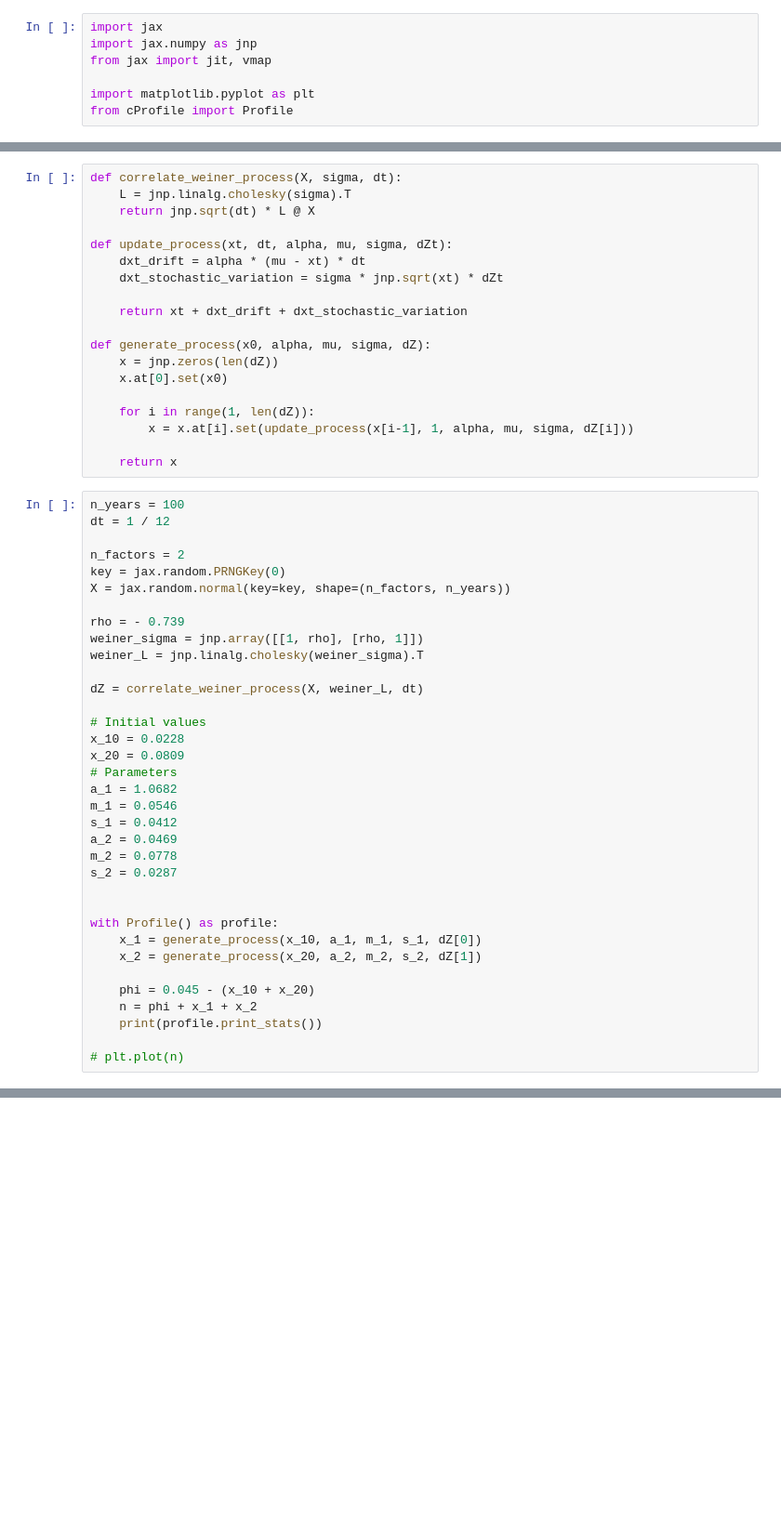
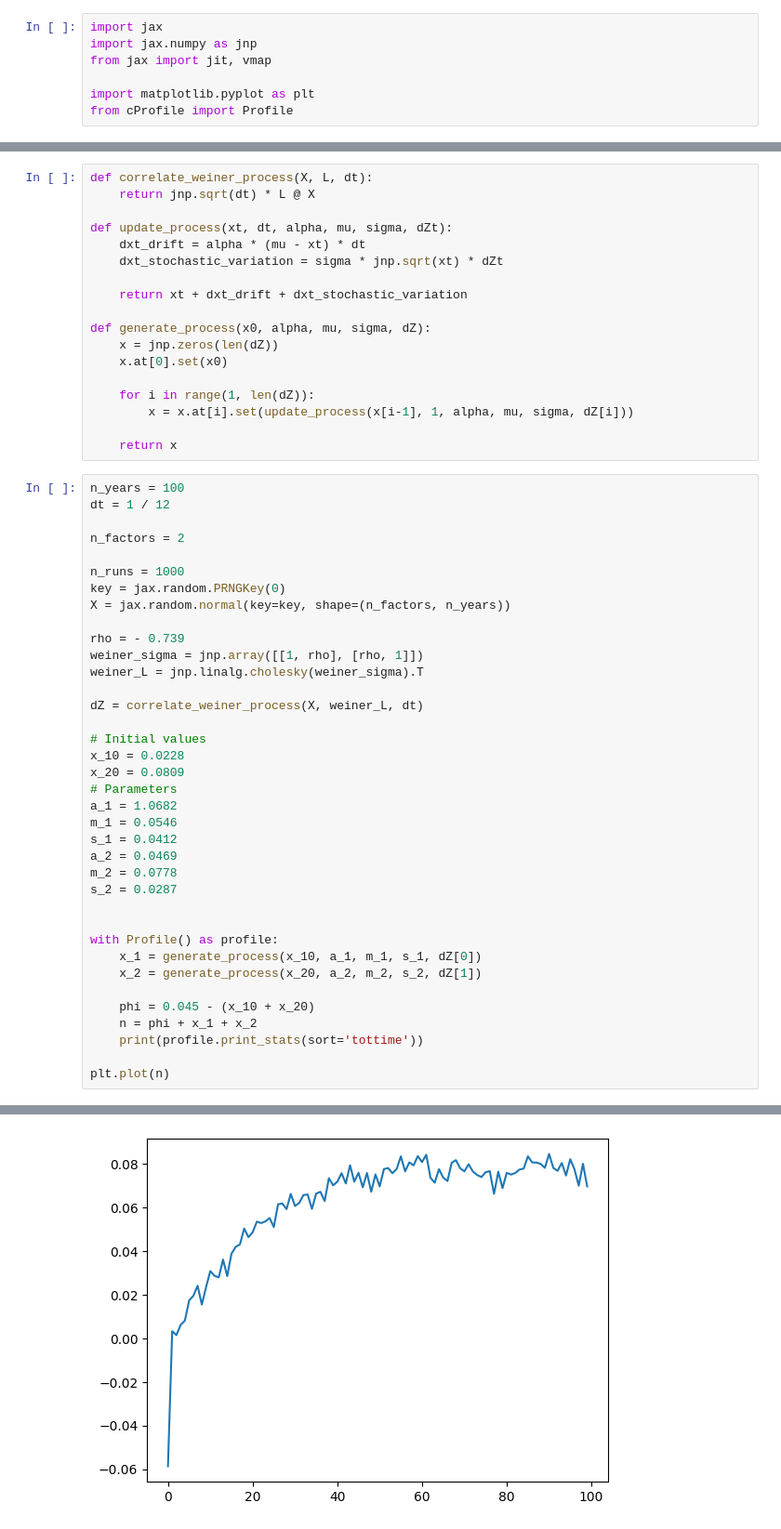
Before and after one commit to JKilgallen/efficient-economic-scenario-generation, a Jupyter notebook: analysis/jack_analysis.ipynb, the cells around one changed output, grey strips where cells are left out. Shown at 93% size. Drawn from its saved outputs; the diff is of its cells as text; blank space fills up the shorter version.

```diff
--- a/analysis/jack_analysis.ipynb
+++ b/analysis/jack_analysis.ipynb
@@ -8,6 +16,5 @@ from cProfile import Profile
 # %%
-def correlate_weiner_process(X, sigma, dt):
-    L = jnp.linalg.cholesky(sigma).T
+def correlate_weiner_process(X, L, dt):
     return jnp.sqrt(dt) * L @ X
 
 def update_process(xt, dt, alpha, mu, sigma, dZt):
@@ -29,6 +36,8 @@ n_years = 100
 dt = 1 / 12
 
 n_factors = 2
+
+n_runs = 1000
 key = jax.random.PRNGKey(0)
 X = jax.random.normal(key=key, shape=(n_factors, n_years))
 
@@ -56,7 +65,7 @@ with Profile() as profile:
 
     phi = 0.045 - (x_10 + x_20)
     n = phi + x_1 + x_2
-    print(profile.print_stats())
+    print(profile.print_stats(sort='tottime'))
 
-# plt.plot(n)
+plt.plot(n)
 # %% [output]
@@ -63,0 +90 @@ CUDA backend failed to initialize: jaxlib/cuda/versions_helpers.cc:98: operation
+[figure, added]
```
Also changed, not shown: parts of 4 cells of this notebook.
